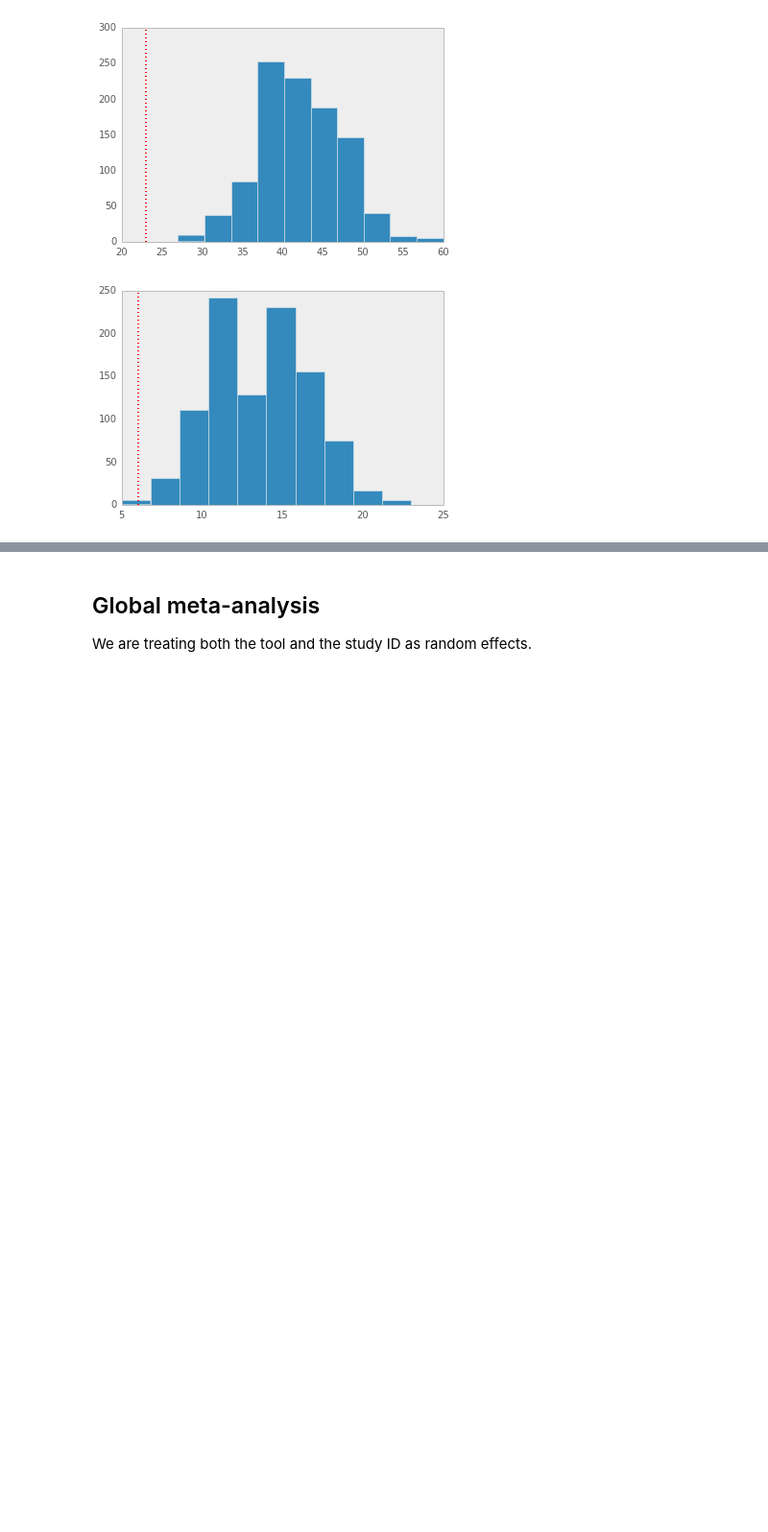
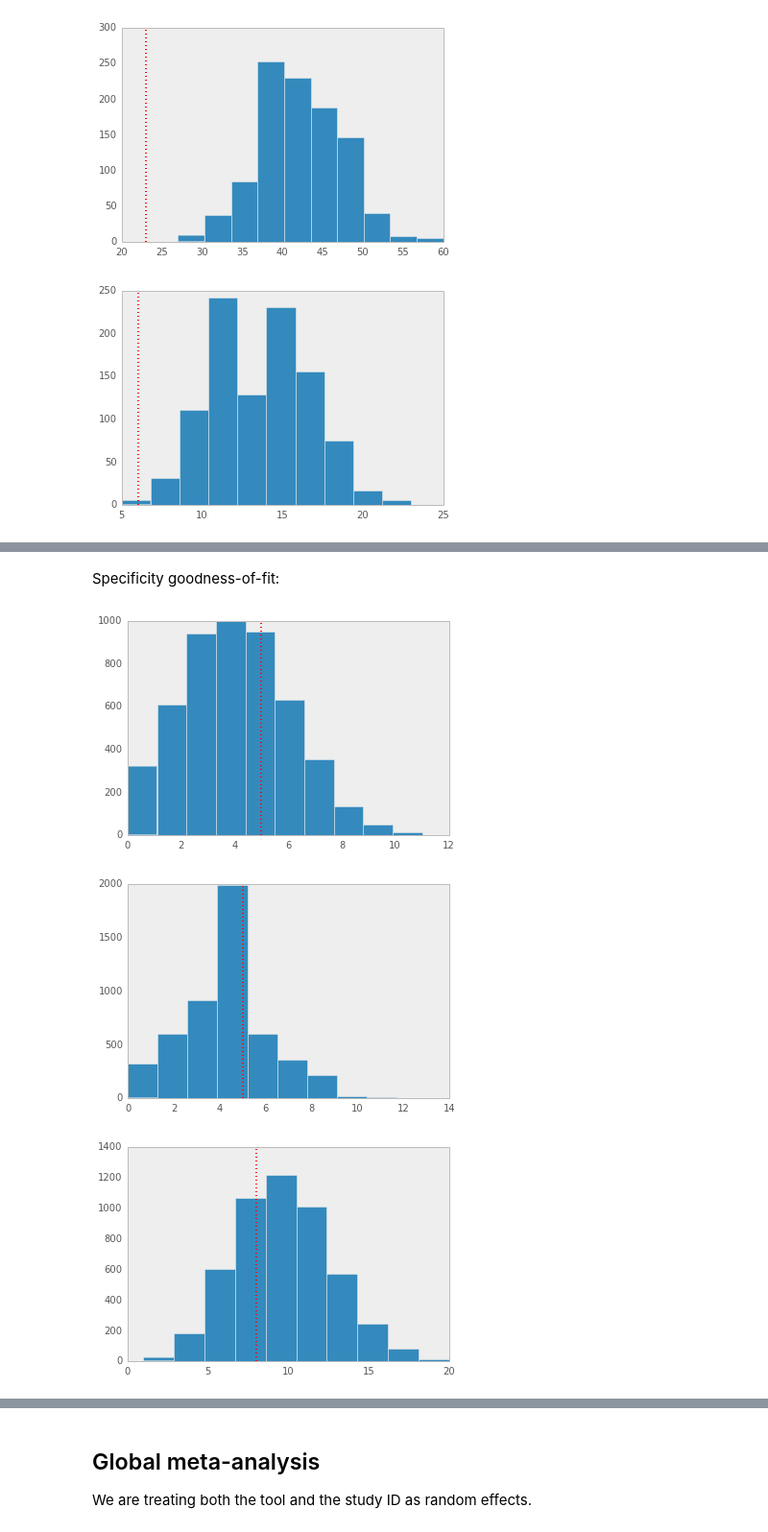
Before and after one commit to fonnesbeck/autism_screening, a Jupyter notebook: Autism Screening Meta-analysis.ipynb, the cells around one changed output, grey strips where cells are left out. Shown at 96% size. Saved outputs shown, nothing was run; the diff lists cells and outputs as text; code cells hidden in the pictures; blank space fills up the shorter version.

```diff
--- a/Autism Screening Meta-analysis.ipynb
+++ b/Autism Screening Meta-analysis.ipynb
@@ -367,0 +533,19 @@ for i,d in enumerate(ppv_only):
+# %% [markdown]
+Specificity goodness-of-fit:
+# %%
+try:
+    p_spec = tr_dd.traces[0][-5000:]['p_s0d0']
+except AttributeError:
+    p_spec = tr_dd[-5000:]['p_s0d0']
+
+x_spec = np.empty((len(all_data), len(p_spec)))
+for i,d in enumerate(all_data):
+
+    x_spec[i] = rbinom(tn[d]+fp[d], p_spec)
+    plt.figure()
+    plt.hist(x_spec[i])
+    axvline(x=tn[d], linewidth=2, color='r', linestyle='dotted')
+# %% [output]
+[figure, added]
+[figure, added]
+[figure, added]
```
Also changed, not shown: parts of 45 cells of this notebook.
